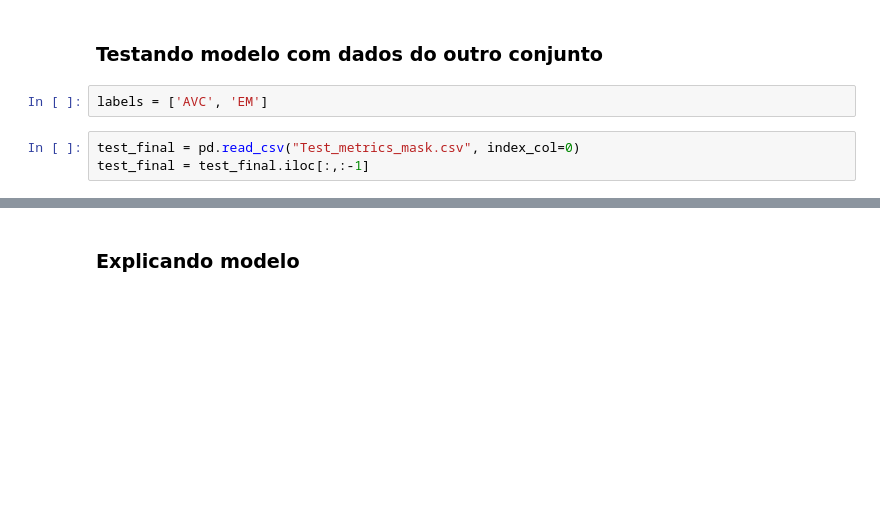
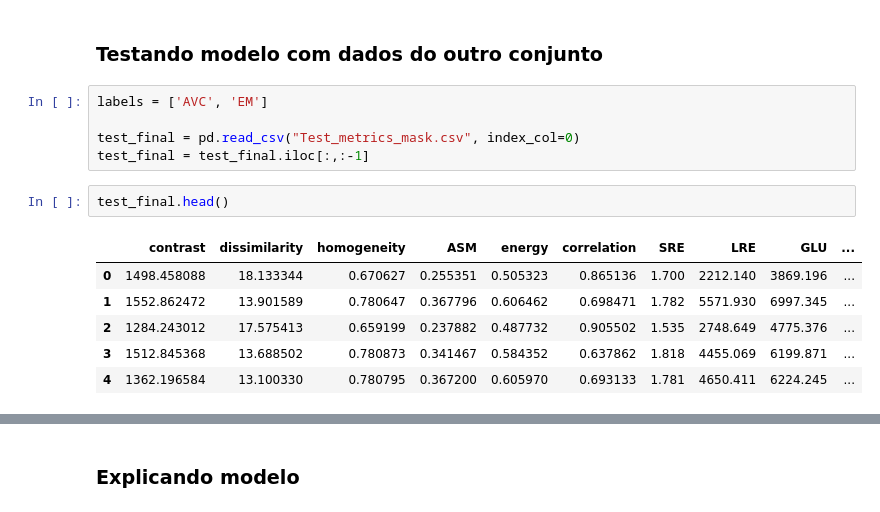
Before and after one commit to lstival/mo826, a Jupyter notebook: P4/SVM prediction.ipynb, the cells around one changed output, grey strips where cells are left out. Drawn from its saved outputs; the diff is of its cells as text; blank space fills up the shorter version.

Commit message:
Add: Finalizado

```diff
--- a/P4/SVM prediction.ipynb
+++ b/P4/SVM prediction.ipynb
@@ -231,7 +231,16 @@ Verdadeiro Positivo: 77
 ### Testando modelo com dados do outro conjunto
 # %%
 labels = ['AVC', 'EM']
+
+test_final = pd.read_csv("Test_metrics_mask.csv", index_col=0)
+test_final = test_final.iloc[:,:-1]
 # %%
-test_final = pd.read_csv("Test_metrics_mask.csv", index_col=0)
-test_final = test_final.iloc[:,:-1]
+test_final.head()
+# %% [output]
+|  | contrast | dissimilarity | homogeneity | ASM | energy | correlation | SRE | LRE | GLU | ... |
+| 0 | 1498.458088 | 18.133344 | 0.670627 | 0.255351 | 0.505323 | 0.865136 | 1.700 | 2212.140 | 3869.196 | ... |
+| 1 | 1552.862472 | 13.901589 | 0.780647 | 0.367796 | 0.606462 | 0.698471 | 1.782 | 5571.930 | 6997.345 | ... |
+| 2 | 1284.243012 | 17.575413 | 0.659199 | 0.237882 | 0.487732 | 0.905502 | 1.535 | 2748.649 | 4775.376 | ... |
+| 3 | 1512.845368 | 13.688502 | 0.780873 | 0.341467 | 0.584352 | 0.637862 | 1.818 | 4455.069 | 6199.871 | ... |
+| 4 | 1362.196584 | 13.100330 | 0.780795 | 0.367200 | 0.605970 | 0.693133 | 1.781 | 4650.411 | 6224.245 | ... |
 # %%
```
Also changed, not shown: parts of 15 cells of this notebook, 16 other files.
